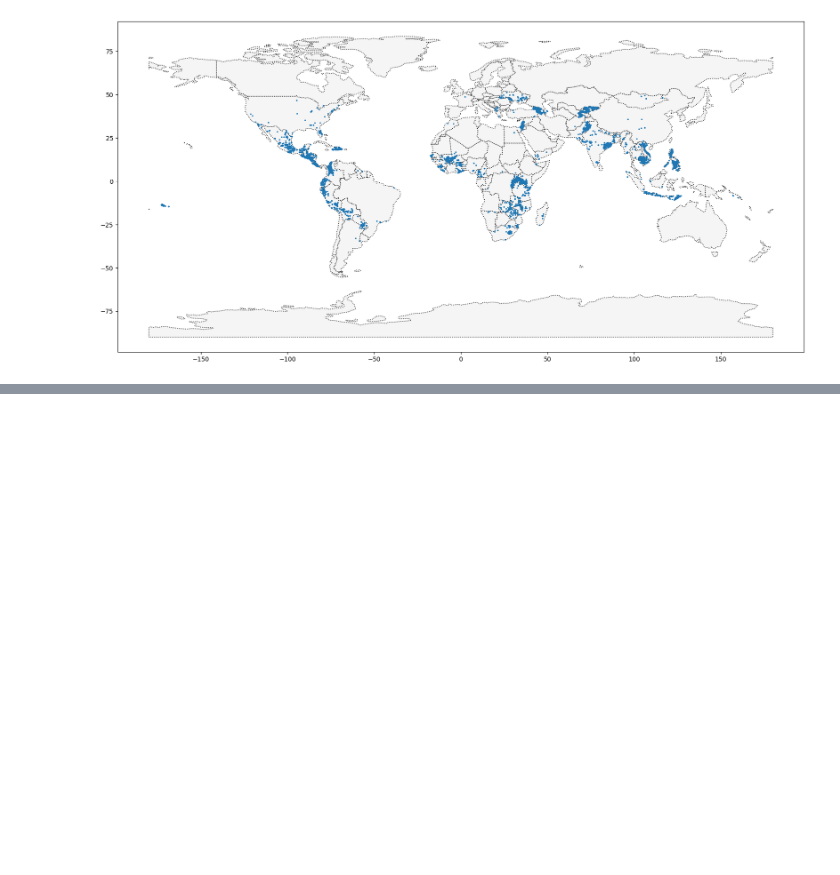
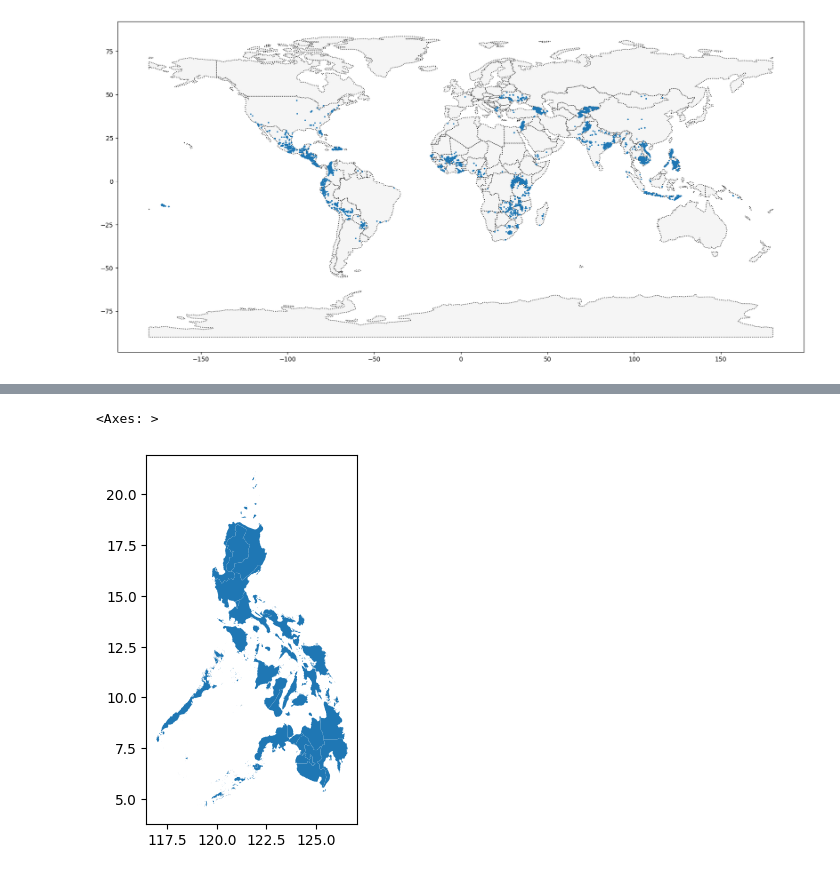
Before and after one commit to iamtarunshyam/Geospatial_Data, a Jupyter notebook: kiva-loans.ipynb, the cells around one changed output, grey strips where cells are left out. Saved outputs shown, nothing was run; the diff lists cells and outputs as text; code cells hidden in the pictures; blank space fills up the shorter version.

```diff
--- a/kiva-loans.ipynb
+++ b/kiva-loans.ipynb
@@ -127,0 +157,5 @@ world_loans.plot(ax=ax, markersize=2)
+# %%
+# Load a KML file containing island boundaries
+gpd.io.file.fiona.drvsupport.supported_drivers['KML'] = 'rw'
+PHL = gpd.read_file("../input/geospatial-learn-course-data/Philippines_AL258.kml", driver='KML')
+PHL.head()
@@ -127,0 +169,5 @@ world_loans.plot(ax=ax, markersize=2)
+# %%
+PHL.plot()
+# %% [output]
+<Axes: >
+[figure, added]
```
Also changed, not shown: parts of 9 cells of this notebook.
